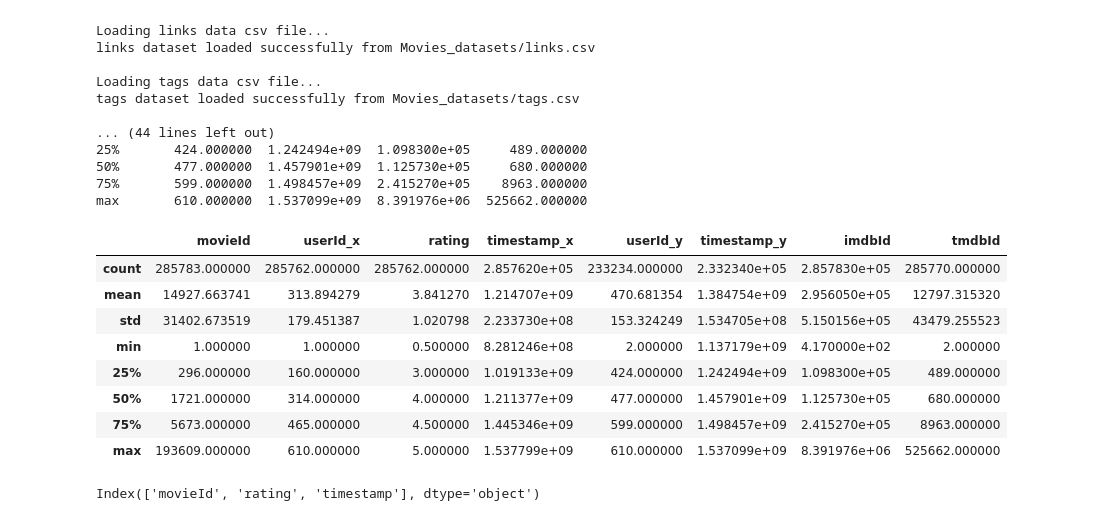
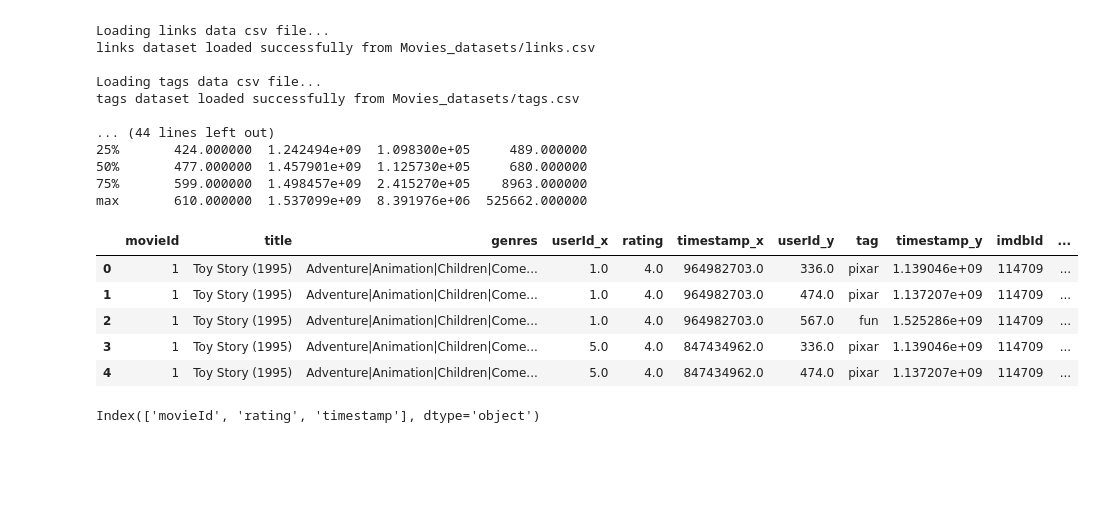
Before and after one commit to Allan-Kipkemei/Movie-Recommendation-System, a Jupyter notebook: Recommender.ipynb, the cells around one changed output. Drawn from its saved outputs; the diff is of its cells as text; code cells hidden in the pictures; blank space fills up the shorter version.

```diff
--- a/Recommender.ipynb
+++ b/Recommender.ipynb
@@ -242,17 +242,14 @@ tags dataset loaded successfully from Movies_datasets/tags.csv
 75%       599.000000  1.498457e+09  2.415270e+05    8963.000000
 max       610.000000  1.537099e+09  8.391976e+06  525662.000000
 # %%
-merged_data.describe()
+merged_data.head()
 # %% [output]
-|  | movieId | userId_x | rating | timestamp_x | userId_y | timestamp_y | imdbId | tmdbId |
-| count | 285783.000000 | 285762.000000 | 285762.000000 | 2.857620e+05 | 233234.000000 | 2.332340e+05 | 2.857830e+05 | 285770.000000 |
-| mean | 14927.663741 | 313.894279 | 3.841270 | 1.214707e+09 | 470.681354 | 1.384754e+09 | 2.956050e+05 | 12797.315320 |
-| std | 31402.673519 | 179.451387 | 1.020798 | 2.233730e+08 | 153.324249 | 1.534705e+08 | 5.150156e+05 | 43479.255523 |
-| min | 1.000000 | 1.000000 | 0.500000 | 8.281246e+08 | 2.000000 | 1.137179e+09 | 4.170000e+02 | 2.000000 |
-| 25% | 296.000000 | 160.000000 | 3.000000 | 1.019133e+09 | 424.000000 | 1.242494e+09 | 1.098300e+05 | 489.000000 |
-| 50% | 1721.000000 | 314.000000 | 4.000000 | 1.211377e+09 | 477.000000 | 1.457901e+09 | 1.125730e+05 | 680.000000 |
-| 75% | 5673.000000 | 465.000000 | 4.500000 | 1.445346e+09 | 599.000000 | 1.498457e+09 | 2.415270e+05 | 8963.000000 |
-| max | 193609.000000 | 610.000000 | 5.000000 | 1.537799e+09 | 610.000000 | 1.537099e+09 | 8.391976e+06 | 525662.000000 |
+|  | movieId | title | genres | userId_x | rating | timestamp_x | userId_y | tag | timestamp_y | imdbId | ... |
+| 0 | 1 | Toy Story (1995) | Adventure|Animation|Children|Come... | 1.0 | 4.0 | 964982703.0 | 336.0 | pixar | 1.139046e+09 | 114709 | ... |
+| 1 | 1 | Toy Story (1995) | Adventure|Animation|Children|Come... | 1.0 | 4.0 | 964982703.0 | 474.0 | pixar | 1.137207e+09 | 114709 | ... |
+| 2 | 1 | Toy Story (1995) | Adventure|Animation|Children|Come... | 1.0 | 4.0 | 964982703.0 | 567.0 | fun | 1.525286e+09 | 114709 | ... |
+| 3 | 1 | Toy Story (1995) | Adventure|Animation|Children|Come... | 5.0 | 4.0 | 847434962.0 | 336.0 | pixar | 1.139046e+09 | 114709 | ... |
+| 4 | 1 | Toy Story (1995) | Adventure|Animation|Children|Come... | 5.0 | 4.0 | 847434962.0 | 474.0 | pixar | 1.137207e+09 | 114709 | ... |
 # %%
 #chacking the columns in the ratings dataset
 ratings.columns
```
Also changed, not shown: parts of 25 cells of this notebook.
